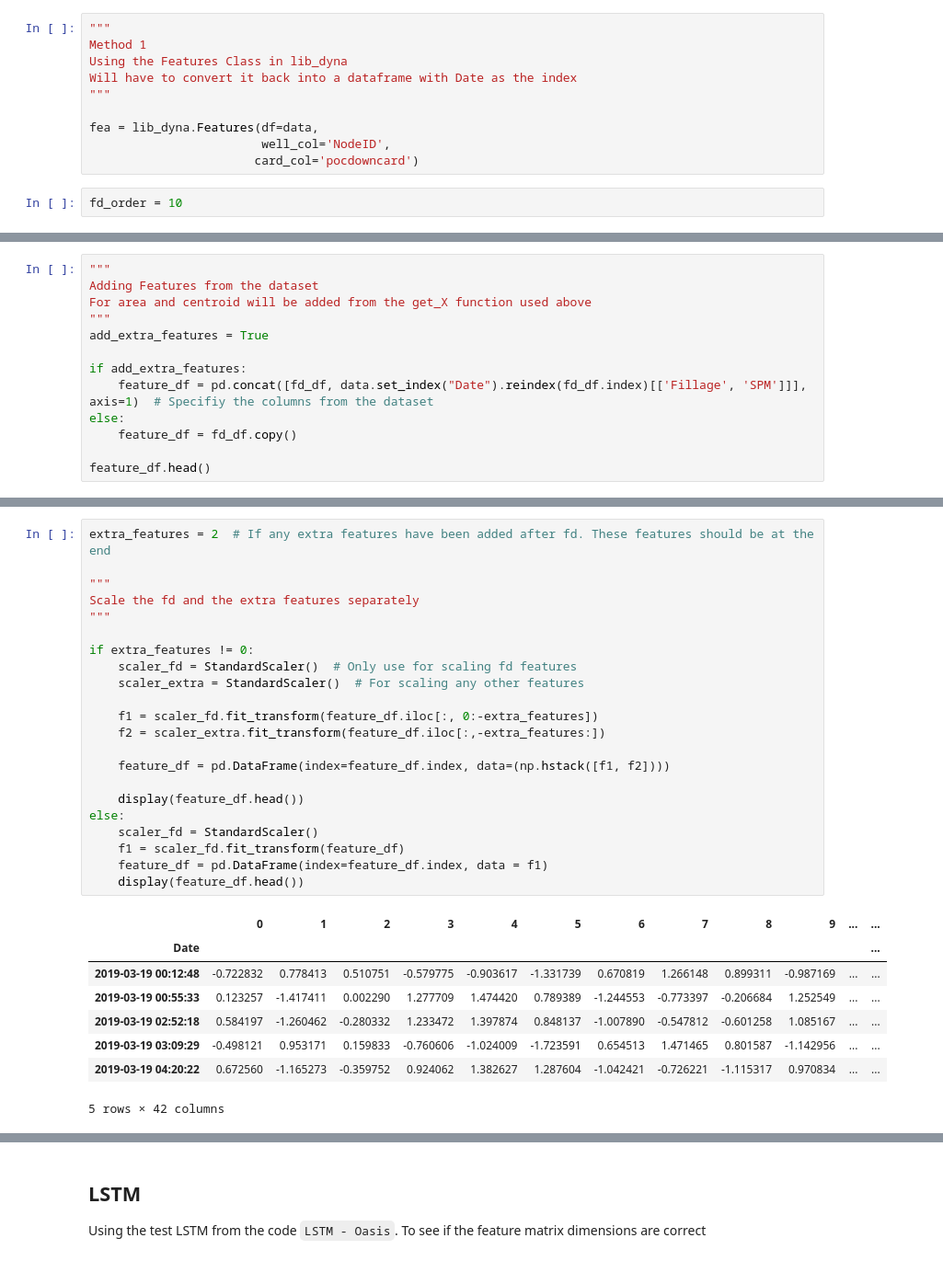
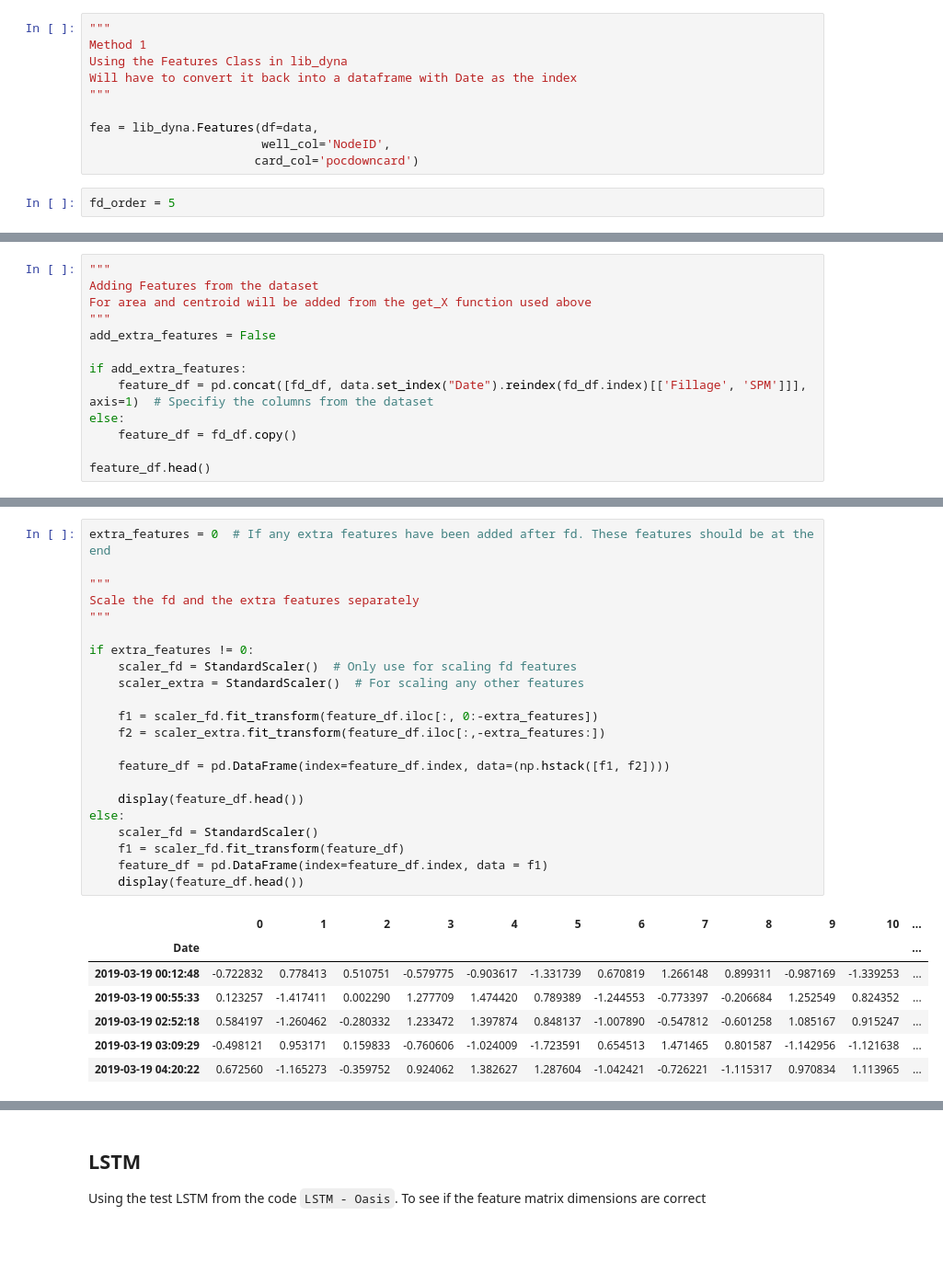
Before and after one commit to Ashitha97/ESP, a Jupyter notebook: dyna_forecasting/Dyna Forecasting Notebook.ipynb, the cells around one changed output, grey strips where cells are left out. Shown at 92% size. Saved outputs shown, nothing was run; the diff lists cells and outputs as text.

```diff
--- a/dyna_forecasting/Dyna Forecasting Notebook.ipynb
+++ b/dyna_forecasting/Dyna Forecasting Notebook.ipynb
@@ -208,7 +208,7 @@ fea = lib_dyna.Features(df=data,
                         well_col='NodeID',
                        card_col='pocdowncard')
 # %%
-fd_order = 10
+fd_order = 5
 # %%
 fea.remove_errors()  # Removes all data points where fd cant be found
 bounds = fea.all_bounds()  # Can be used to normalize in a well specific min-max
@@ -238,7 +257,7 @@ FD Matrix
 Adding Features from the dataset
 For area and centroid will be added from the get_X function used above
 """
-add_extra_features = True
+add_extra_features = False
 
 if add_extra_features:
     feature_df = pd.concat([fd_df, data.set_index("Date").reindex(fd_df.index)[['Fillage', 'SPM']]], axis=1)  # Specifiy the columns from the dataset
@@ -258,34 +276,33 @@ feature_df.head()
 # %%
-extra_features = 2  # If any extra features have been added after fd. These features should be at the end
+extra_features = 0  # If any extra features have been added after fd. These features should be at the end
 
 """
 Scale the fd and the extra features separately
 """
 
 if extra_features != 0:
     scaler_fd = StandardScaler()  # Only use for scaling fd features
     scaler_extra = StandardScaler()  # For scaling any other features
 
     f1 = scaler_fd.fit_transform(feature_df.iloc[:, 0:-extra_features])
     f2 = scaler_extra.fit_transform(feature_df.iloc[:,-extra_features:])
 
     feature_df = pd.DataFrame(index=feature_df.index, data=(np.hstack([f1, f2])))
 
     display(feature_df.head())
 else:
     scaler_fd = StandardScaler()
     f1 = scaler_fd.fit_transform(feature_df)
     feature_df = pd.DataFrame(index=feature_df.index, data = f1)
     display(feature_df.head())
 # %% [output]
-|  | 0 | 1 | 2 | 3 | 4 | 5 | 6 | 7 | 8 | 9 | ... | ... |
+|  | 0 | 1 | 2 | 3 | 4 | 5 | 6 | 7 | 8 | 9 | 10 | ... |
 | Date |  |  |  |  |  |  |  |  |  |  |  | ... |
-| 2019-03-19 00:12:48 | -0.722832 | 0.778413 | 0.510751 | -0.579775 | -0.903617 | -1.331739 | 0.670819 | 1.266148 | 0.899311 | -0.987169 | ... | ... |
-| 2019-03-19 00:55:33 | 0.123257 | -1.417411 | 0.002290 | 1.277709 | 1.474420 | 0.789389 | -1.244553 | -0.773397 | -0.206684 | 1.252549 | ... | ... |
-| 2019-03-19 02:52:18 | 0.584197 | -1.260462 | -0.280332 | 1.233472 | 1.397874 | 0.848137 | -1.007890 | -0.547812 | -0.601258 | 1.085167 | ... | ... |
-| 2019-03-19 03:09:29 | -0.498121 | 0.953171 | 0.159833 | -0.760606 | -1.024009 | -1.723591 | 0.654513 | 1.471465 | 0.801587 | -1.142956 | ... | ... |
-| 2019-03-19 04:20:22 | 0.672560 | -1.165273 | -0.359752 | 0.924062 | 1.382627 | 1.287604 | -1.042421 | -0.726221 | -1.115317 | 0.970834 | ... | ... |
+| 2019-03-19 00:12:48 | -0.722832 | 0.778413 | 0.510751 | -0.579775 | -0.903617 | -1.331739 | 0.670819 | 1.266148 | 0.899311 | -0.987169 | -1.339253 | ... |
+| 2019-03-19 00:55:33 | 0.123257 | -1.417411 | 0.002290 | 1.277709 | 1.474420 | 0.789389 | -1.244553 | -0.773397 | -0.206684 | 1.252549 | 0.824352 | ... |
+| 2019-03-19 02:52:18 | 0.584197 | -1.260462 | -0.280332 | 1.233472 | 1.397874 | 0.848137 | -1.007890 | -0.547812 | -0.601258 | 1.085167 | 0.915247 | ... |
+| 2019-03-19 03:09:29 | -0.498121 | 0.953171 | 0.159833 | -0.760606 | -1.024009 | -1.723591 | 0.654513 | 1.471465 | 0.801587 | -1.142956 | -1.121638 | ... |
+| 2019-03-19 04:20:22 | 0.672560 | -1.165273 | -0.359752 | 0.924062 | 1.382627 | 1.287604 | -1.042421 | -0.726221 | -1.115317 | 0.970834 | 1.113965 | ... |
-5 rows × 42 columns
 # %%
 """
 Transforming features into forecasting features
```
Also changed, not shown: parts of 10 cells of this notebook, 6 other files.
